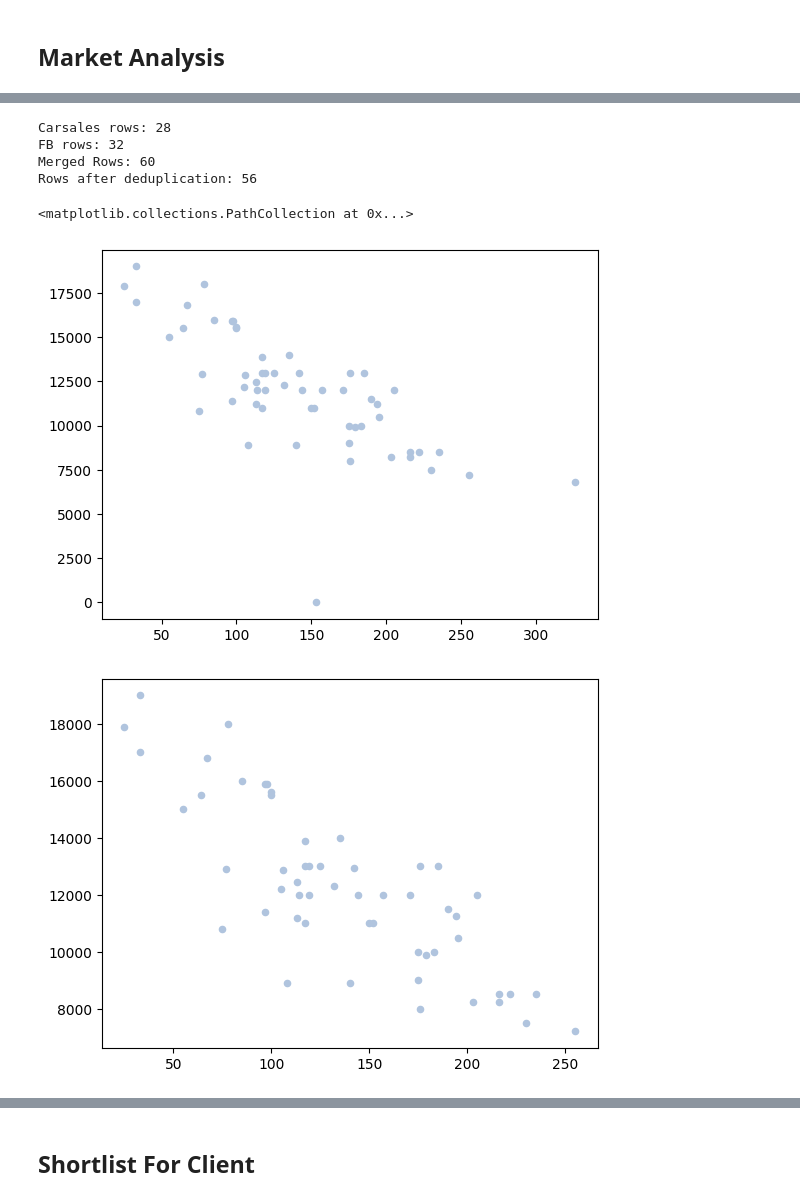
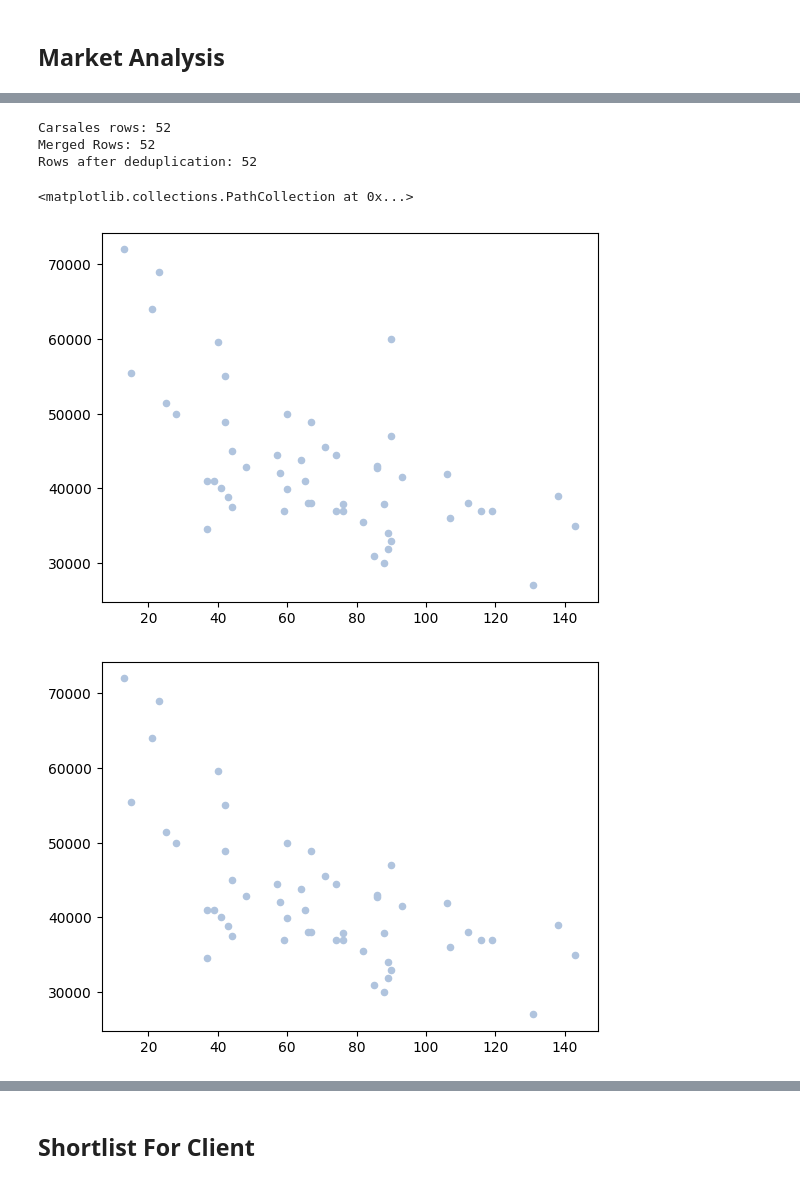
Before and after one commit to imrogerjiang/market_analysis, a Jupyter notebook: analytics.ipynb, the cells around one changed output, grey strips where cells are left out. Cells and saved outputs as stored; diff of their text form; code cells hidden in the pictures.

```diff
--- a/analytics.ipynb
+++ b/analytics.ipynb
@@ -251,13 +244,13 @@ Rows remaining 32.
 # Put a "#" infront of the code to stop it from running.
 
 # Run this for Carsales only
-# df = cs
+df = cs
 
 # Run this for FB Marketplace only
 # df = fb
 
 # Run this for both Carsales and FB Marketplace
-df = pd.concat([cs, fb], ignore_index=True)
+# df = pd.concat([cs, fb], ignore_index=True)
 
 # ╚═════════════════════════════╝
 
@@ -283,39 +276,45 @@ print(f"Rows after deduplication: {len(df)}")
 
 # ╚═════════════════════════════╝
 # %% [output]
-Carsales rows: 28
-FB rows: 32
-Merged Rows: 60
-Rows after deduplication: 56
+Carsales rows: 52
+Merged Rows: 52
+Rows after deduplication: 52
 # %%
 plt.scatter(df['odometer'], df['price'], label='Data', color='lightsteelblue', s=20)
 # %% [output]
 <matplotlib.collections.PathCollection at 0x...>
-[figure, old version]
+[figure, new version]
 # %%
+df1 = df
 # ╔═════════════════════════════╗
 # ║  ✏️ VA REMOVING OUTLIERS    ║
 
 # Removing listings with unrealistic low price
 # Code keeps cars with price>X
-df1 = df[df["price"]>5000]
+df1 = df1[df1["price"]>5000]
 
 # Remove listings with high odometer
 # Code keeps cars with odo<X
 df1 = df1[df1["odometer"]<270]
 
 # Remove listings with unrealistic low odometer
 # Code keeps cars with odo>X
 # df1 = df1[df1["odometer"]>30]
 
+# Custom keep
+# df1 = df1[
+#     (df1["odometer"]<75)| #OR
+#      (df1["price"]<55000)
+#      ]
+
 # ╚═════════════════════════════╝
 
 plt.scatter(df1['odometer'], df1['price'], label='Data', color='lightsteelblue', s=20)
 # Save file
 # df.to_csv(f"{path}/{model_short}_all.csv", index=False)
 df1.to_csv(f"{client_id}_{model_short}.csv", index=False)
 # %% [output]
-[figure, old version]
+[figure, new version]
 # %%
 # 0) Work on a real copy (kills SettingWithCopyWarning)
 df1 = df1.copy()
```
Also changed, not shown: parts of 13 cells of this notebook.
